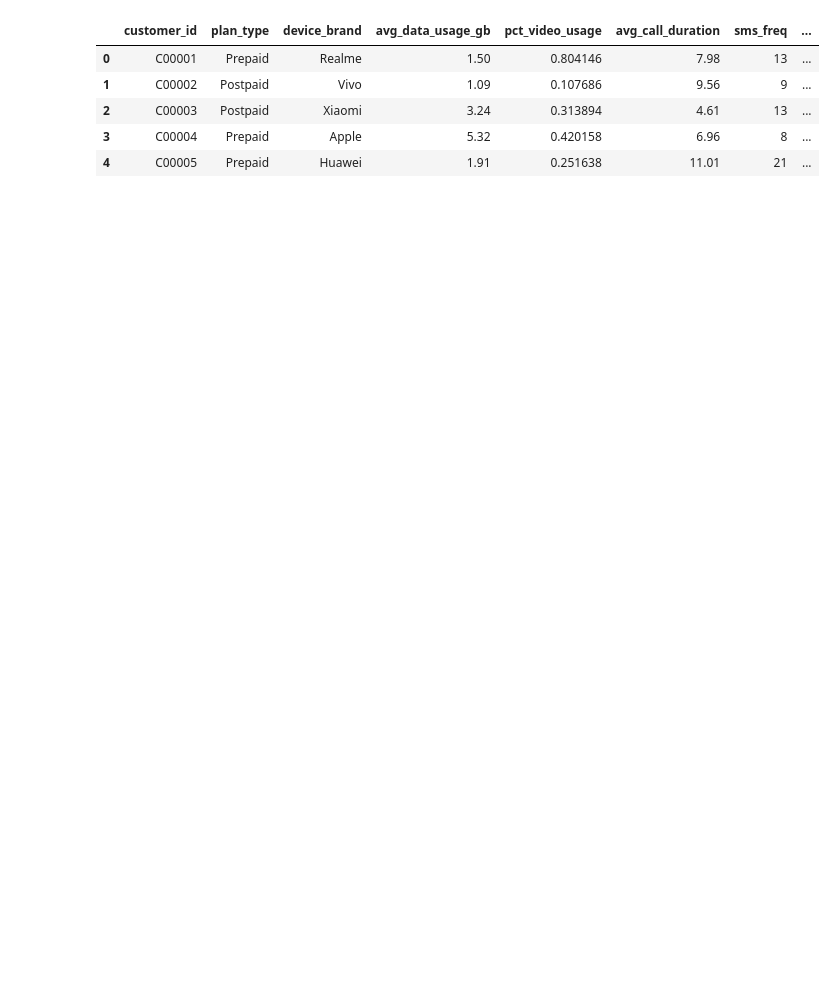
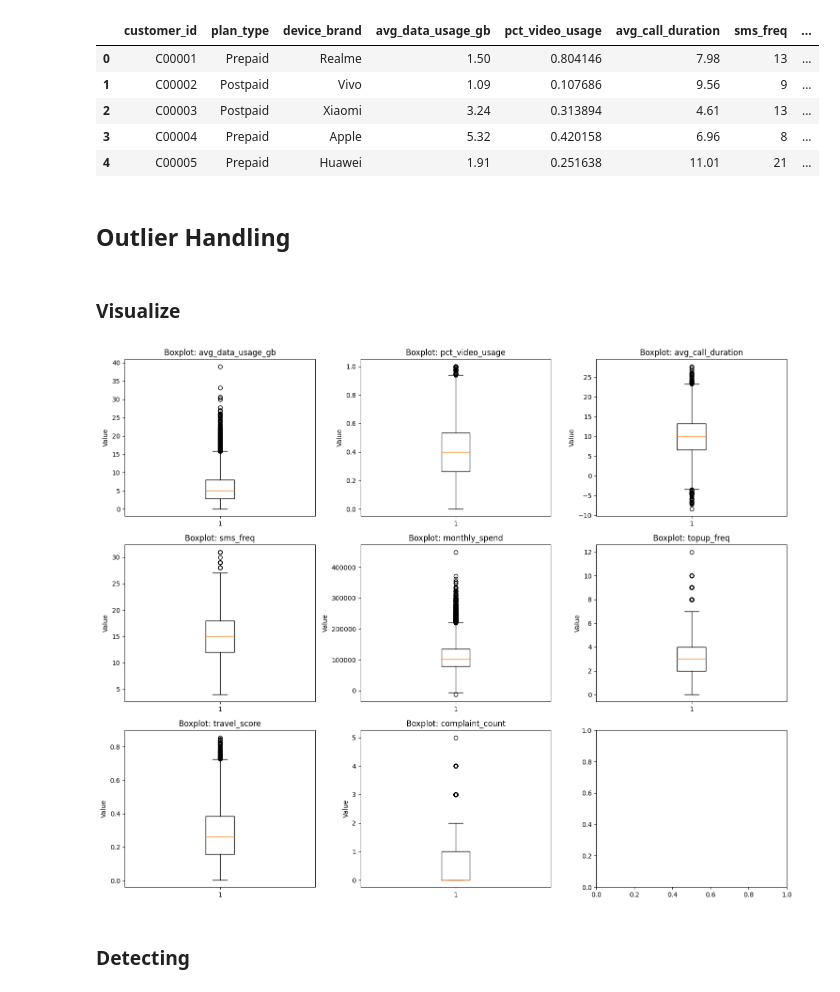
Before and after one commit to telco-system-recommendation/telco-model, a Jupyter notebook: notebook/main.ipynb, the cells around one changed output. Drawn from its saved outputs; the diff is of its cells as text; code cells hidden in the pictures; blank space fills up the shorter version.

```diff
--- a/notebook/main.ipynb
+++ b/notebook/main.ipynb
@@ -59,3 +65,26 @@ df.head()
 | 2 | C00003 | Postpaid | Xiaomi | 3.24 | 0.313894 | 4.61 | 13 | ... |
 | 3 | C00004 | Prepaid | Apple | 5.32 | 0.420158 | 6.96 | 8 | ... |
 | 4 | C00005 | Prepaid | Huawei | 1.91 | 0.251638 | 11.01 | 21 | ... |
+# %% [markdown]
+## Outlier Handling
+# %% [markdown]
+### Visualize
+# %%
+# Deteksi Outliers dengan IQR
+numerical_cols = df.select_dtypes(include=['float64', 'int64']).columns.tolist()
+# Visualisasi Outliers dengan Boxplot
+fig, axes = plt.subplots(3, 3, figsize=(15, 12))
+axes = axes.ravel()
+
+for idx, col in enumerate(numerical_cols):
+    if idx < len(axes):
+        axes[idx].boxplot(df[col].dropna())
+        axes[idx].set_title(f'Boxplot: {col}')
+        axes[idx].set_ylabel('Value')
+
+plt.tight_layout()
+plt.show()
+# %% [output]
+[figure, added]
+# %% [markdown]
+### Detecting
```
Also changed, not shown: parts of 34 cells of this notebook, 7 other files.
